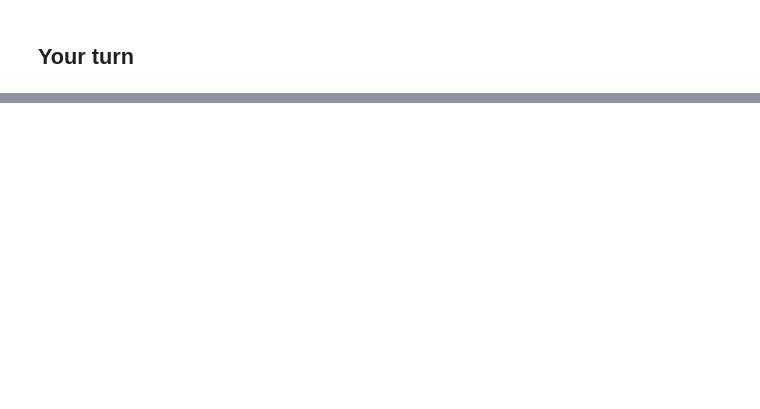
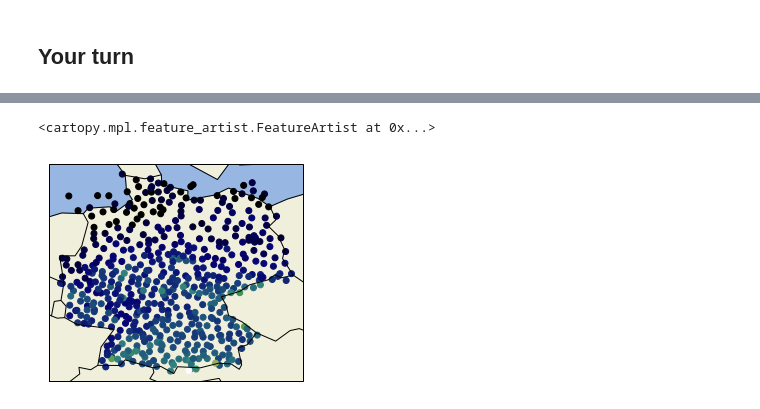
Before and after one commit to waves2weather/W2W-ML-Workshop, a Jupyter notebook: nb1_jupyter-pandas.ipynb, the cells around one changed output, grey strips where cells are left out. Saved outputs shown, nothing was run; the diff lists cells and outputs as text; code cells hidden in the pictures; blank space fills up the shorter version.

```diff
--- a/nb1_jupyter-pandas.ipynb
+++ b/nb1_jupyter-pandas.ipynb
@@ -136,0 +418,6 @@ Then you can mount a remote directory: `sshfs srasp@gplogin1.ps.uci.edu:/export/
+# %%
+# Get unique stations lats and lons
+stats = list(np.unique(df.station))
+lats = [df.station_lat[df.station == s].iloc[0] for s in stats]
+lons = [df.station_lon[df.station == s].iloc[0] for s in stats]
+alts = [df.station_alt[df.station == s].iloc[0] for s in stats]
@@ -136,0 +427,12 @@ Then you can mount a remote directory: `sshfs srasp@gplogin1.ps.uci.edu:/export/
+# %%
+fig = plt.figure()
+ax = fig.add_subplot(1, 1, 1, projection=ccrs.PlateCarree())
+ax.scatter(lons, lats, c=alts, cmap='gist_earth')
+ax.add_feature(cfeature.LAND)
+ax.add_feature(cfeature.OCEAN)
+ax.add_feature(cfeature.COASTLINE)
+ax.add_feature(cfeature.BORDERS, linestyle='-')
+ax.add_feature(cfeature.LAKES, alpha=0.5)
+# %% [output]
+<cartopy.mpl.feature_artist.FeatureArtist at 0x...>
+[figure, added]
```
Also changed, not shown: parts of 63 cells of this notebook.
